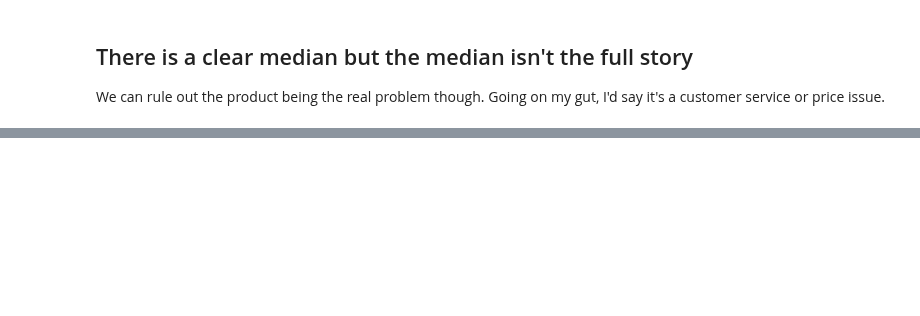
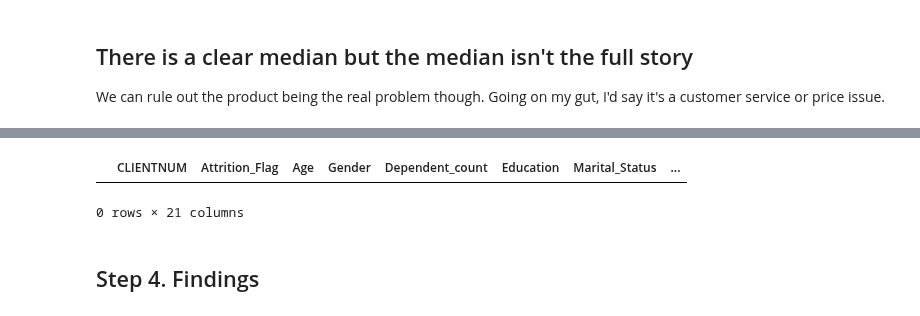
Before and after one commit to reediredale/institute-of-data, a Jupyter notebook: projects/Module-1-Predicting-Churn/Predicting Churn.ipynb, the cells around one changed output, grey strips where cells are left out. Cells and saved outputs as stored; diff of their text form; code cells hidden in the pictures; blank space fills up the shorter version.

```diff
--- a/projects/Module-1-Predicting-Churn/Predicting Churn.ipynb
+++ b/projects/Module-1-Predicting-Churn/Predicting Churn.ipynb
@@ -305,0 +291,10 @@ Exception: data loaded must be one of the following types: pandas.DataFrame, pan
+# %%
+churn = df[df["Attrition_Flag"] == '0']
+non_churn = df[df["Attrition_Flag"] == '1']
+# %%
+churn.head()
+# %% [output]
+|  | CLIENTNUM | Attrition_Flag | Age | Gender | Dependent_count | Education | Marital_Status | ... |
+0 rows × 21 columns
+# %% [markdown]
+## Step 4. Findings
```
Also changed, not shown: parts of 32 cells of this notebook, 1 other file.
